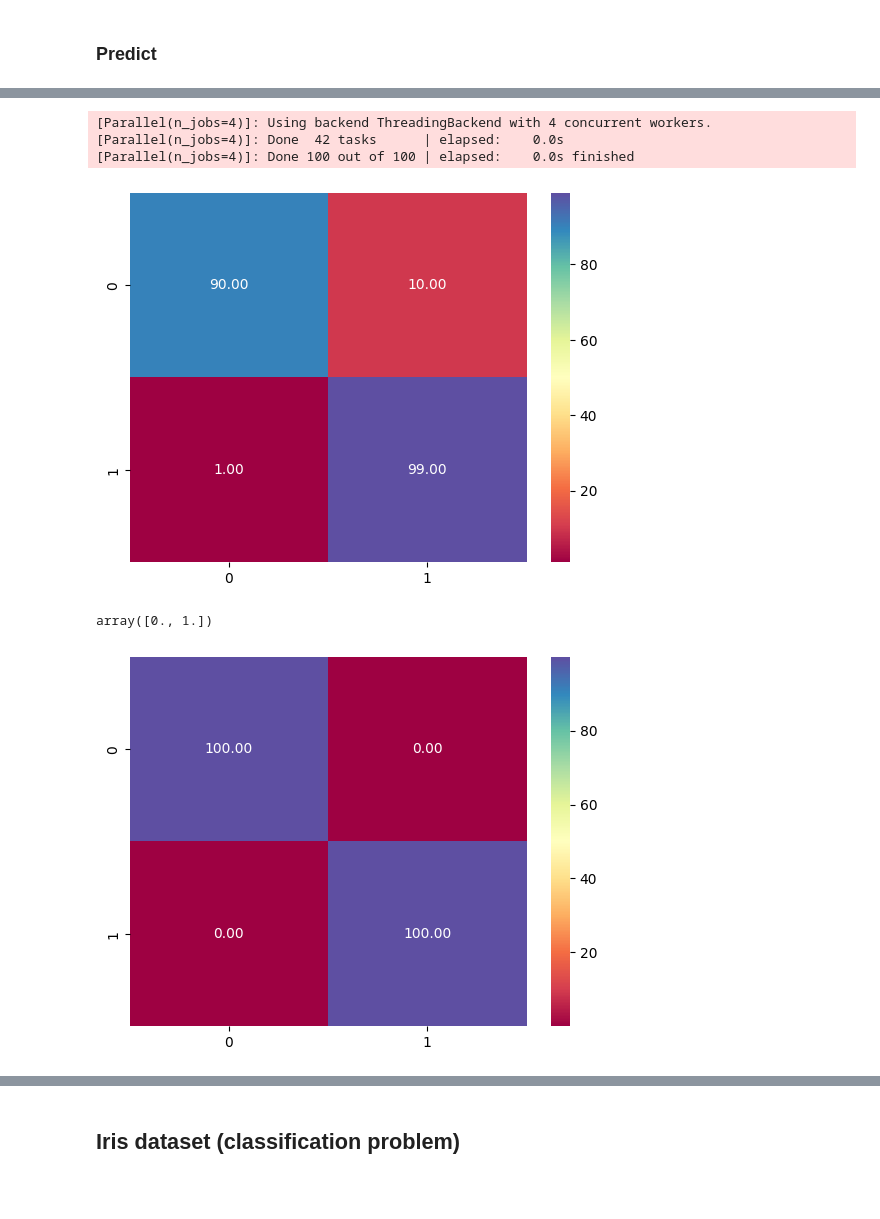
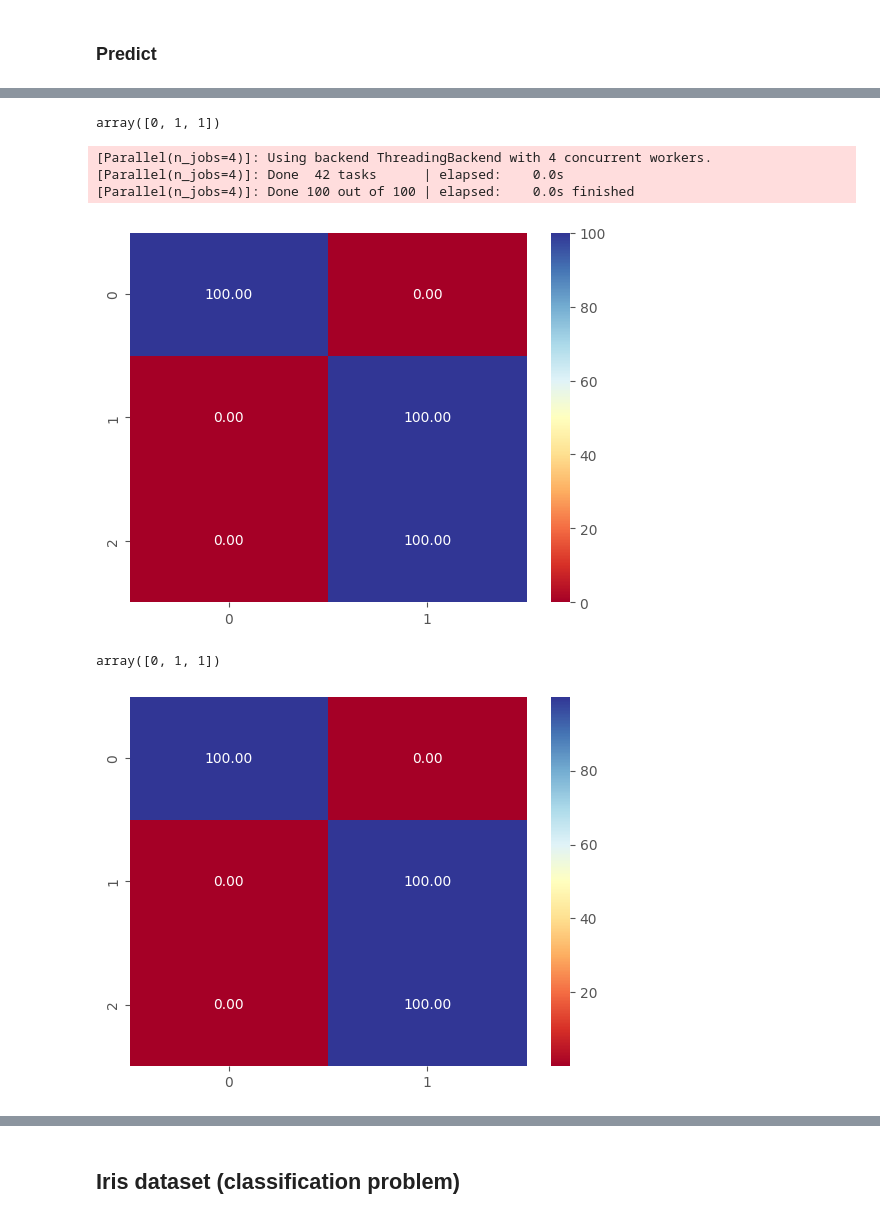
Before and after one commit to thaiduongngo/sunrise-notebooks, a Jupyter notebook: notebooks/ml_ensemble.ipynb, the cells around one changed output, grey strips where cells are left out. Saved outputs shown, nothing was run; the diff lists cells and outputs as text; code cells hidden in the pictures; blank space fills up the shorter version.

Commit message:
Add visualizations into multi notebooks.

```diff
--- a/notebooks/ml_ensemble.ipynb
+++ b/notebooks/ml_ensemble.ipynb
@@ -21,8 +20,14 @@ N_SEED = 19
 TOP_K = 5
 VERBOSE = 1
 N_JOBS = 4
+COLOR_MAP = "RdYlBu"
+DOT_SIZE = 4
+L_FONT = {
+    "color": "darkblue",
+    "size": 11
+}
+T_COLOR = "darkred"
 
 np.random.seed(N_SEED)
-rnd.seed(N_SEED)
-COLOR_MAP = "Spectral"
+plt.style.use("ggplot")
 # %%
@@ -79,19 +173,18 @@ def plot_class_dist(target):
 # %% [markdown]
 ## Self-created dataset
 # %%
-X = np.array([[1.0], [2.0], [3.0], [4.0], [4.5], [5.5]])
-y = np.array([0.0, 0.0, 0.0, 1.0, 1.0, 1.0])
-
-X_test = np.array([[3], [5.1]])
-y_test = np.array([[0.0], [1.0]])
+X_train = np.array([[1], [2], [2.2], [3],[3.1], [4], [5], [5.1], [5.2], [5.9],[6], [5], [7], [7.1], [7.2], [7.3] , [8], [8.4], [9], [9.1], [9.2], [10]])
+y_train = np.array([0, 0, 0, 0, 0, 0, 0, 0, 0, 0, 0, 1, 0 , 1, 1, 1, 1, 1, 1, 1, 1, 1])
+X_test = np.array([[3.5], [8.3], [9]])
+y_test = np.array([0, 1, 1])
 # %% [markdown]
 ### Create a model and fit data into the model
 # %%
-rfc_model = RandomForestClassifier(
+model_RFC = RandomForestClassifier(
     random_state=N_SEED,
     n_jobs=N_JOBS,
     verbose=VERBOSE,
-).fit(X, y)
+).fit(X_train, y_train)
 # %% [output]
 [Parallel(n_jobs=4)]: Using backend ThreadingBackend with 4 concurrent workers.
 [Parallel(n_jobs=4)]: Done  42 tasks      | elapsed:    0.0s
@@ -146,18 +285,23 @@ array([0., 1.])
+# %%
+y_pred_XGB = pipeline_XGB.predict(X_test)
+y_pred_XGB
+# %% [output]
+array([0, 1, 1])
 # %%
-y_rfc_p = rfc_model.predict_proba(X_test) * 100
-sns.heatmap(y_rfc_p, annot=True, cmap=COLOR_MAP, fmt=".2f");
+y_prob_RFC = model_RFC.predict_proba(X_test) * 100
+sns.heatmap(y_prob_RFC, annot=True, cmap=COLOR_MAP, fmt=".2f");
 # %% [output]
 [Parallel(n_jobs=4)]: Using backend ThreadingBackend with 4 concurrent workers.
 [Parallel(n_jobs=4)]: Done  42 tasks      | elapsed:    0.0s
 [Parallel(n_jobs=4)]: Done 100 out of 100 | elapsed:    0.0s finished
-[figure, old version]
+[figure, new version]
-# %%
-y_gbc_pred = gbc_model.predict(X_test)
-y_gbc_pred
-# %% [output]
-array([0., 1.])
+# %%
+y_pred_GBC = model_GBC.predict(X_test)
+y_pred_GBC
+# %% [output]
+array([0, 1, 1])
 # %%
-y_gbc_p = gbc_model.predict_proba(X_test) * 100
-sns.heatmap(y_gbc_p, annot=True, cmap=COLOR_MAP, fmt=".2f");
+y_prob_GBC = model_GBC.predict_proba(X_test) * 100
+sns.heatmap(y_prob_GBC, annot=True, cmap=COLOR_MAP, fmt=".2f");
 # %% [output]
-[figure, old version]
+[figure, new version]
```
Also changed, not shown: parts of 23 cells of this notebook, 3 other files.
